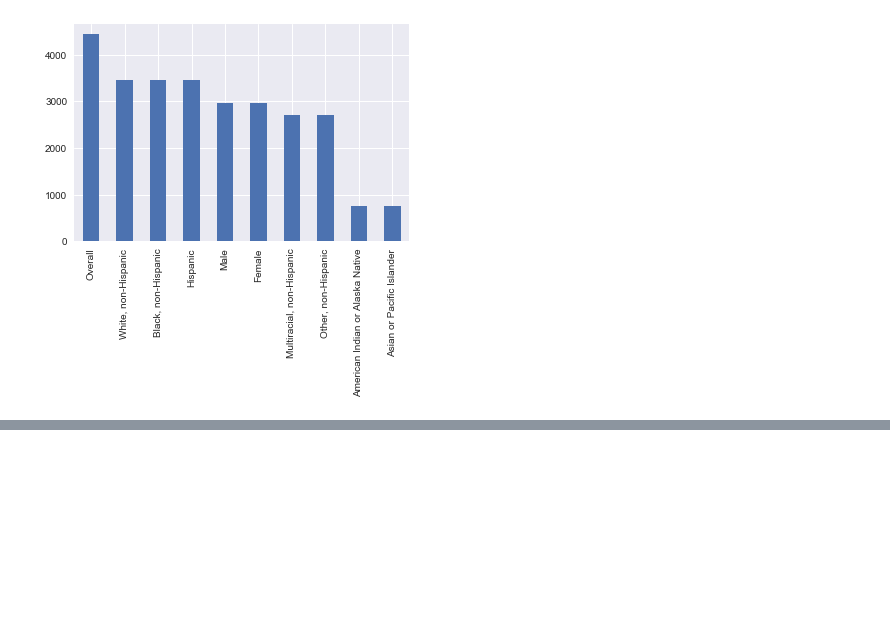
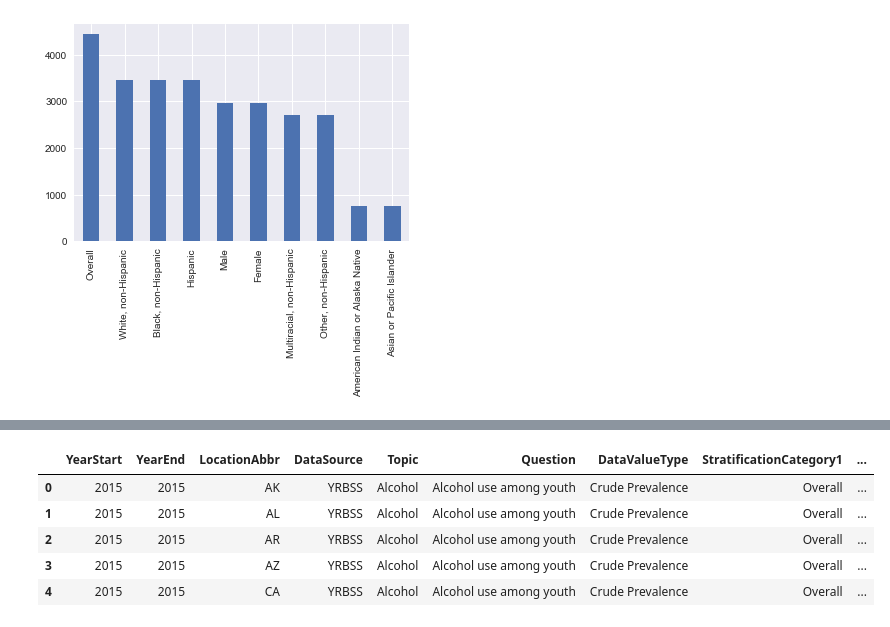
Before and after one commit to dadayadav/Data-visualization, a Jupyter notebook: Untitled.ipynb, the cells around one changed output, grey strips where cells are left out. Saved outputs shown, nothing was run; the diff lists cells and outputs as text; code cells hidden in the pictures; blank space fills up the shorter version.

```diff
--- a/Untitled.ipynb
+++ b/Untitled.ipynb
@@ -271,0 +382,9 @@ plt.show()
+# %%
+useful_data.head()
+# %% [output]
+|  | YearStart | YearEnd | LocationAbbr | DataSource | Topic | Question | DataValueType | StratificationCategory1 | ... |
+| 0 | 2015 | 2015 | AK | YRBSS | Alcohol | Alcohol use among youth | Crude Prevalence | Overall | ... |
+| 1 | 2015 | 2015 | AL | YRBSS | Alcohol | Alcohol use among youth | Crude Prevalence | Overall | ... |
+| 2 | 2015 | 2015 | AR | YRBSS | Alcohol | Alcohol use among youth | Crude Prevalence | Overall | ... |
+| 3 | 2015 | 2015 | AZ | YRBSS | Alcohol | Alcohol use among youth | Crude Prevalence | Overall | ... |
+| 4 | 2015 | 2015 | CA | YRBSS | Alcohol | Alcohol use among youth | Crude Prevalence | Overall | ... |
```
Also changed, not shown: parts of 14 cells of this notebook.
